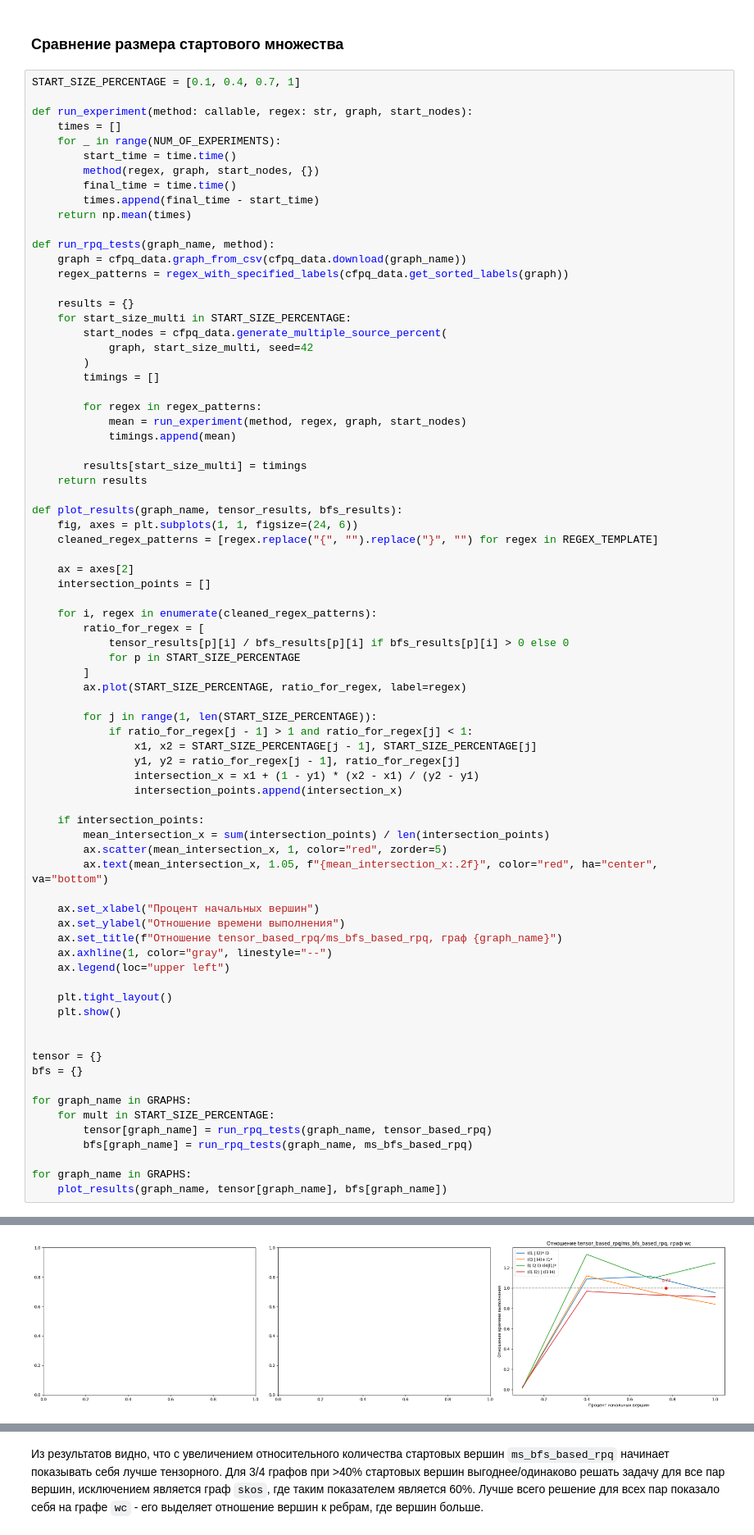
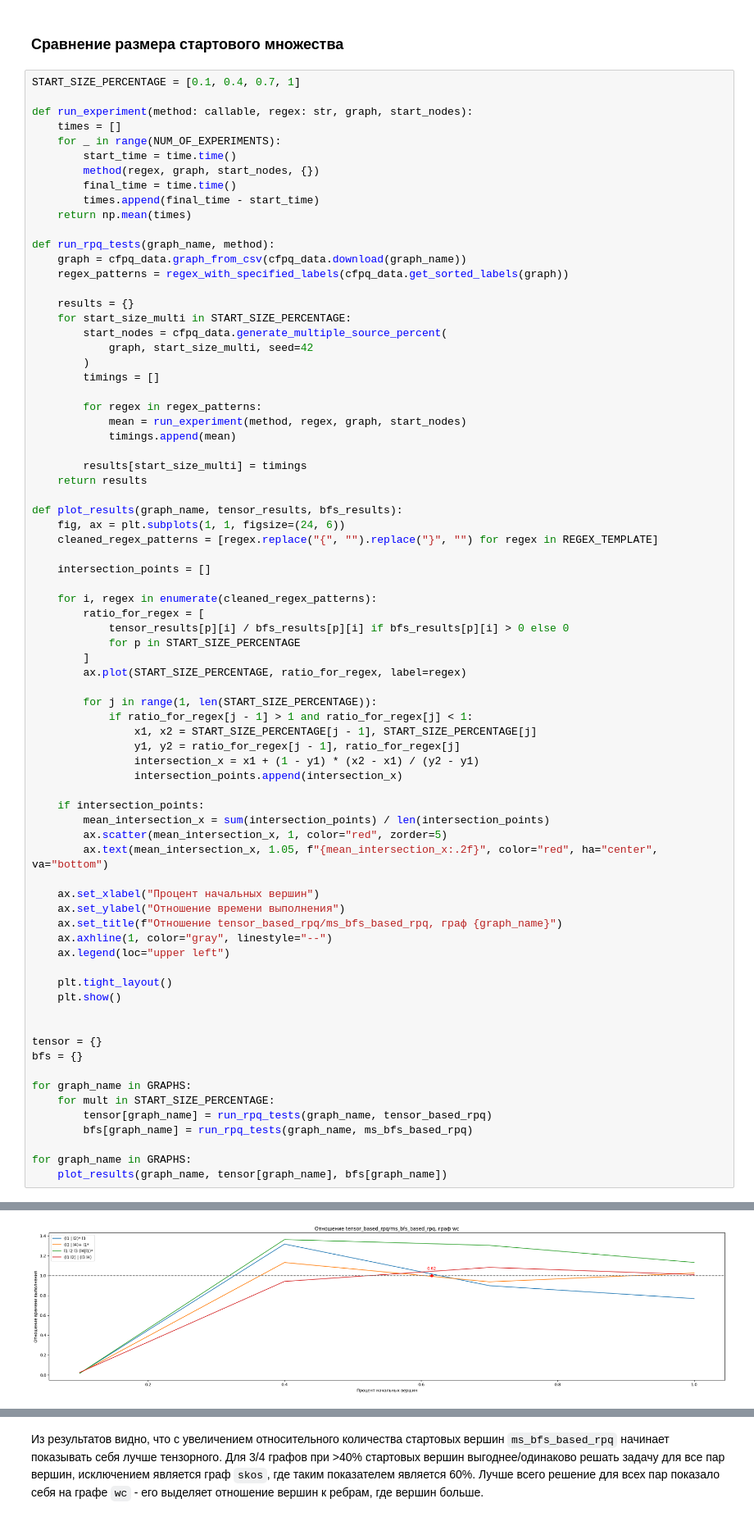
Before and after one commit to Artem-Rzhankoff/formal-lang-course, a Jupyter notebook: task5.ipynb, the cells around one changed output, grey strips where cells are left out. Shown at 82% size. Drawn from its saved outputs; the diff is of its cells as text.

```diff
--- a/task5.ipynb
+++ b/task5.ipynb
@@ -339,10 +339,9 @@ def run_rpq_tests(graph_name, method):
     return results
 
 def plot_results(graph_name, tensor_results, bfs_results):
-    fig, axes = plt.subplots(1, 1, figsize=(24, 6))
+    fig, ax = plt.subplots(1, 1, figsize=(24, 6))
     cleaned_regex_patterns = [regex.replace("{", "").replace("}", "") for regex in REGEX_TEMPLATE]
 
-    ax = axes[2]
     intersection_points = []
 
     for i, regex in enumerate(cleaned_regex_patterns):
@@ -390 +389 @@ for graph_name in GRAPHS:
-[figure, old version]
+[figure, new version]
```
Also changed, not shown: parts of 2 cells of this notebook.
